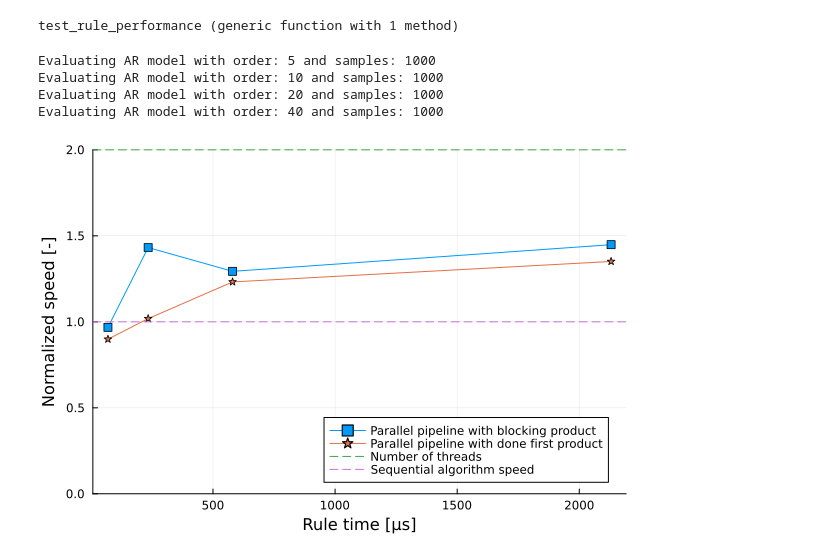
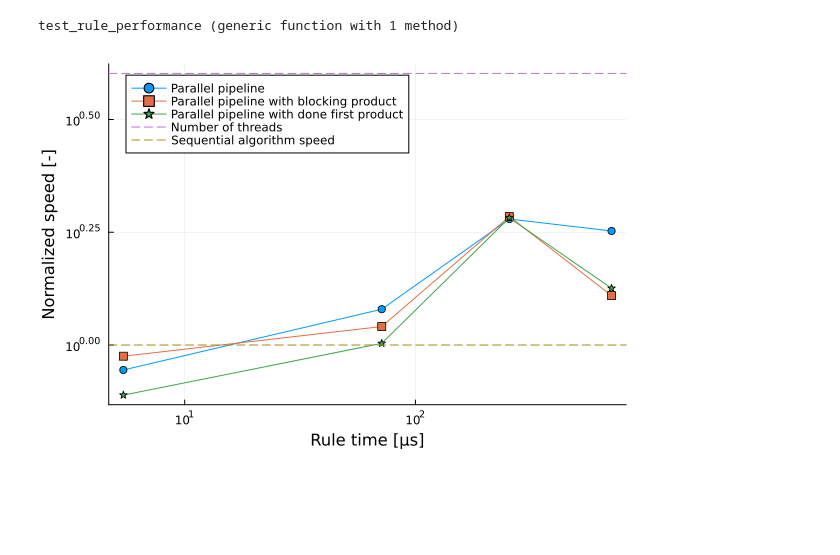
Before and after one commit to biaslab/ThesisParallelMP, a Jupyter notebook: benchmarks/autoregressive.ipynb, the cells around one changed output. Saved outputs shown, nothing was run; the diff lists cells and outputs as text; code cells hidden in the pictures; blank space fills up the shorter version.

```diff
--- a/benchmarks/autoregressive.ipynb
+++ b/benchmarks/autoregressive.ipynb
@@ -147,42 +198,34 @@ end
 # %% [output]
 test_rule_performance (generic function with 1 method)
 # %%
-orders = [5, 10, 20, 40]
+orders = [1, 5, 10, 20]
 rule_time = Vector{Float64}(undef, length(orders))
 time_s = Vector{Float64}(undef, length(orders))
 time_p = Vector{Float64}(undef, length(orders))
 time_p_blocking = Vector{Float64}(undef, length(orders))
 time_p_donefirst = Vector{Float64}(undef, length(orders))
-time_blocking = Vector{Float64}(undef, length(orders))
-n = 1000;
+n = 100;
 # %%
 for i in eachindex(orders)
     println("Evaluating AR model with order: $(orders[i]) and samples: $n")
     b = @benchmark test_rule_performance($orders[$i])
     rule_time[i] = mean(b.times)
     time_s[i] = run_test(nothing, nothing, orders[i], n)
-    #time_p[i] = run_test(nothing, Parallel.ThreadsPipelineStage(), orders[i], n)
-    time_p_blocking[i] = run_test(Parallel.CustomProdStrategy(Parallel.blocking_parallel_prod), Parallel.ThreadsPipelineStage(), orders[i], n)
-    time_p_donefirst[i] = run_test(Parallel.CustomProdStrategy(Parallel.done_first_parallel_prod), Parallel.ThreadsPipelineStage(), orders[i], n)
-    #time_blocking[i] = run_test(Parallel.CustomProdStrategy(Parallel.blocking_parallel_prod), nothing, orders[i], n)
+    time_p[i] = run_test(nothing, Parallel.IThreadsPipelineStage(), orders[i], n)
+    time_p_blocking[i] = run_test(Parallel.CustomProdStrategy(Parallel.blocking_parallel_prod), Parallel.IThreadsPipelineStage(), orders[i], n)
+    time_p_donefirst[i] = run_test(Parallel.CustomProdStrategy(Parallel.done_first_parallel_prod), Parallel.IThreadsPipelineStage(), orders[i], n)
 end
-# %% [output]
-Evaluating AR model with order: 5 and samples: 1000
-Evaluating AR model with order: 10 and samples: 1000
-Evaluating AR model with order: 20 and samples: 1000
-Evaluating AR model with order: 40 and samples: 1000
 # %%
-#rel_speed_p = time_s ./ time_p
+rel_speed_p = time_s ./ time_p
 rel_speed_p_blocking = time_s ./ time_p_blocking
 rel_speed_p_donefirst = time_s ./ time_p_donefirst
-#rel_speed_blocking = time_s ./ time_blocking
 rule_time_ms = rule_time / 1000;
 # %%
-#plot(rule_time_ms, rel_speed_p, markershape=:circle, label="Parallel pipeline")
-plot(rule_time_ms, rel_speed_p_blocking, markershape=:rect, label="Parallel pipeline with blocking product")
+plot(xaxis=:log, yaxis=:log, legend=:topleft, xlabel="Rule time [μs]", ylabel="Normalized speed [-]")
+plot!(rule_time_ms, rel_speed_p, markershape=:circle, label="Parallel pipeline")
+plot!(rule_time_ms, rel_speed_p_blocking, markershape=:rect, label="Parallel pipeline with blocking product")
 plot!(rule_time_ms, rel_speed_p_donefirst, markershape=:star5, label="Parallel pipeline with done first product")
-#plot!(rule_time_ms, rel_speed_blocking, markershape=:diamond, label="Blocking product")
 hline!([Threads.nthreads()], linestyle=:dash, label="Number of threads")
-hline!([1], linestyle=:dash, label="Sequential algorithm speed", ylim=(0, Threads.nthreads()), xlabel="Rule time [μs]", ylabel="Normalized speed [-]")
+hline!([1], linestyle=:dash, label="Sequential algorithm speed")
 # %% [output]
-[figure, old version]
+[figure, new version]
```
Also changed, not shown: parts of 5 cells of this notebook, 2 other files.
